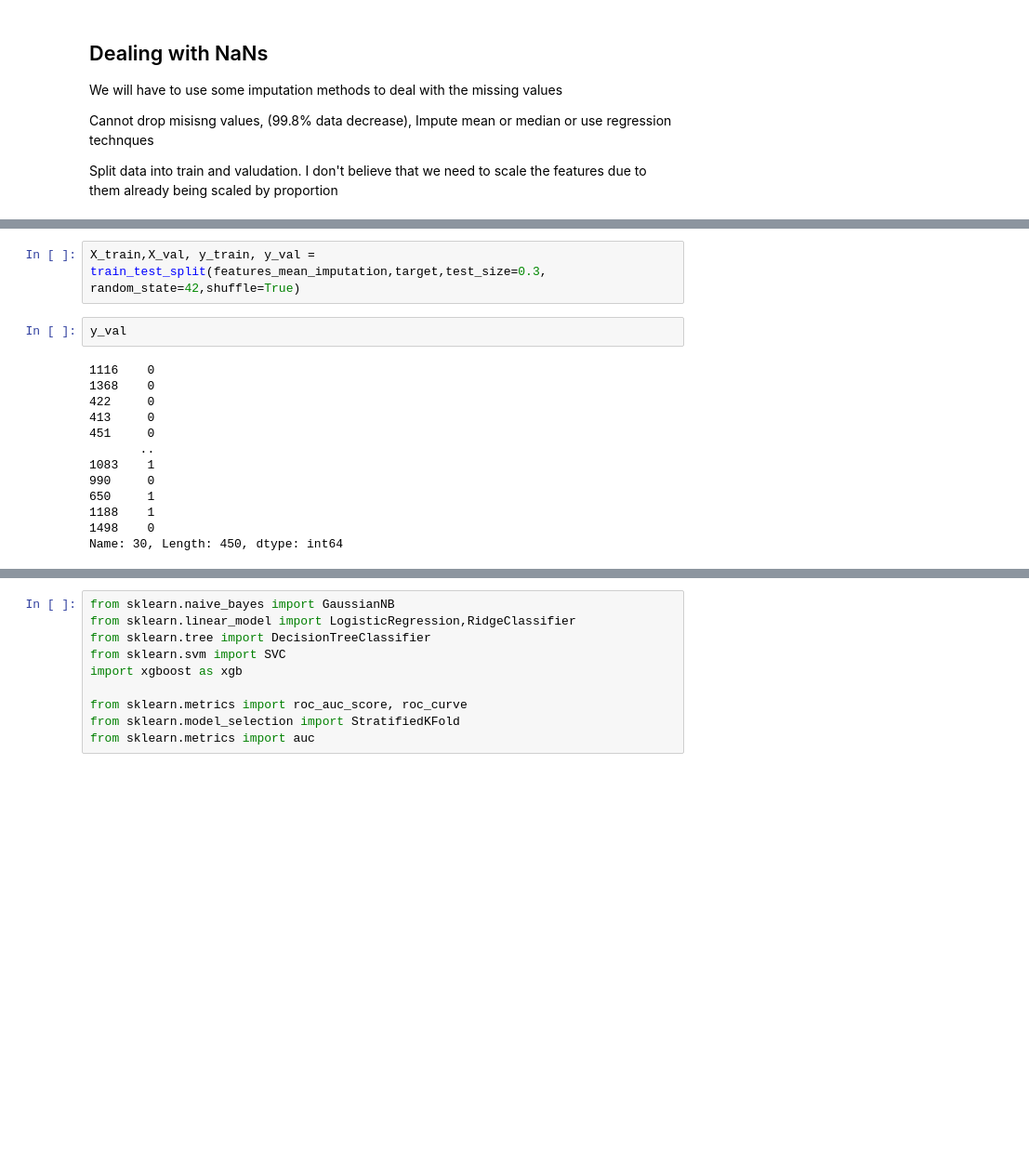
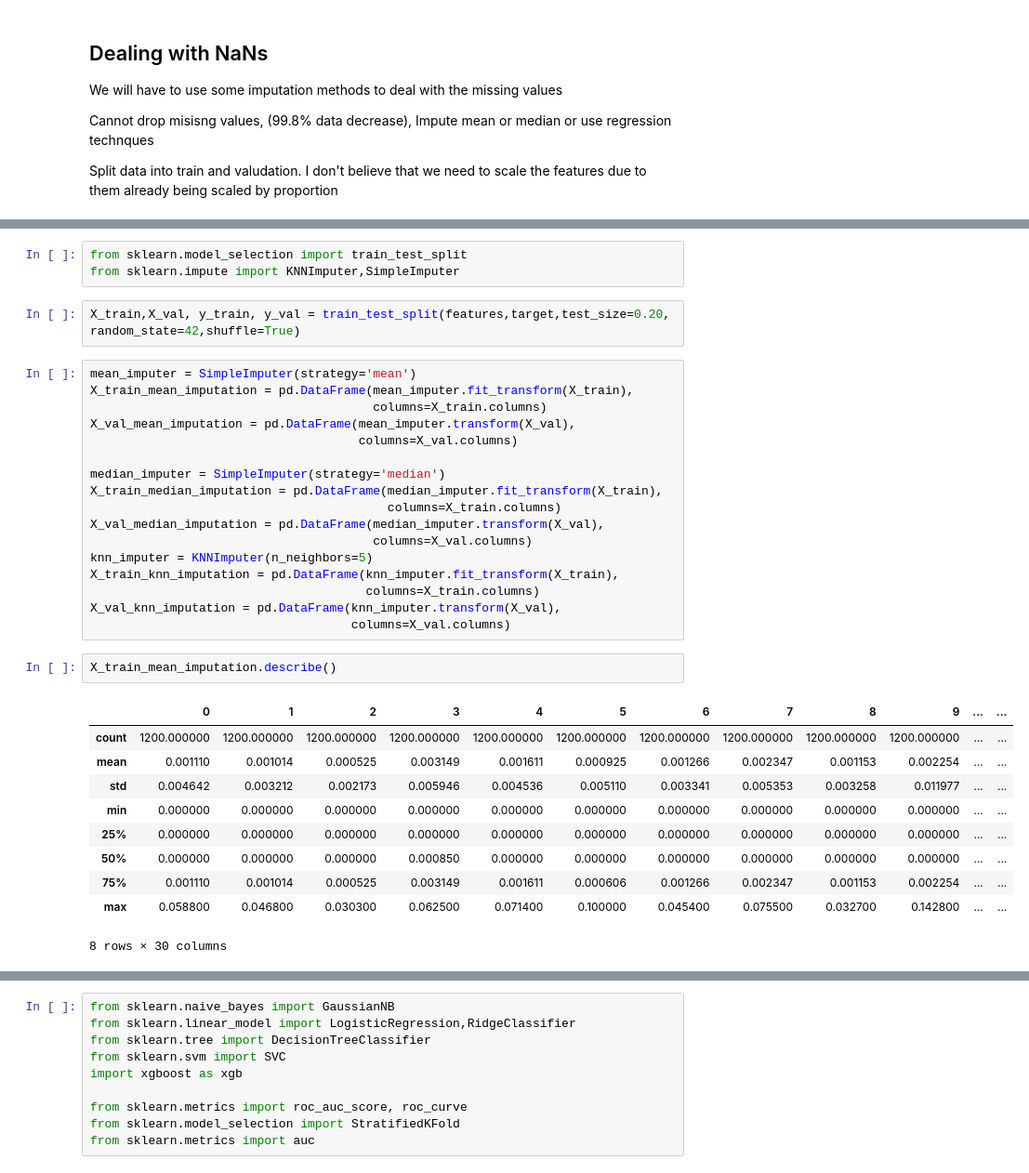
Before and after one commit to emihutter7/CSDS-340-Case-Study-1, a Jupyter notebook: CSDS340Case1.ipynb, the cells around one changed output, grey strips where cells are left out. Shown: that part at 93% size. Saved outputs shown, nothing was run; the diff lists cells and outputs as text; blank space fills up the shorter version.

```diff
--- a/CSDS340Case1.ipynb
+++ b/CSDS340Case1.ipynb
@@ -139,17 +134,35 @@ from sklearn.model_selection import train_test_split
-# %%
-X_train,X_val, y_train, y_val = train_test_split(features_mean_imputation,target,test_size=0.3, random_state=42,shuffle=True)
-# %%
-y_val
-# %% [output]
-1116    0
-1368    0
-422     0
-413     0
-451     0
-       ..
-1083    1
-990     0
-650     1
-1188    1
-1498    0
-Name: 30, Length: 450, dtype: int64
+# %%
+from sklearn.model_selection import train_test_split
+from sklearn.impute import KNNImputer,SimpleImputer
+# %%
+X_train,X_val, y_train, y_val = train_test_split(features,target,test_size=0.20, random_state=42,shuffle=True)
+# %%
+mean_imputer = SimpleImputer(strategy='mean')
+X_train_mean_imputation = pd.DataFrame(mean_imputer.fit_transform(X_train),
+                                       columns=X_train.columns)
+X_val_mean_imputation = pd.DataFrame(mean_imputer.transform(X_val),
+                                     columns=X_val.columns)
+
+median_imputer = SimpleImputer(strategy='median')
+X_train_median_imputation = pd.DataFrame(median_imputer.fit_transform(X_train),
+                                         columns=X_train.columns)
+X_val_median_imputation = pd.DataFrame(median_imputer.transform(X_val),
+                                       columns=X_val.columns)
+knn_imputer = KNNImputer(n_neighbors=5)
+X_train_knn_imputation = pd.DataFrame(knn_imputer.fit_transform(X_train),
+                                      columns=X_train.columns)
+X_val_knn_imputation = pd.DataFrame(knn_imputer.transform(X_val),
+                                    columns=X_val.columns)
+# %%
+X_train_mean_imputation.describe()
+# %% [output]
+|  | 0 | 1 | 2 | 3 | 4 | 5 | 6 | 7 | 8 | 9 | ... | ... |
+| count | 1200.000000 | 1200.000000 | 1200.000000 | 1200.000000 | 1200.000000 | 1200.000000 | 1200.000000 | 1200.000000 | 1200.000000 | 1200.000000 | ... | ... |
+| mean | 0.001110 | 0.001014 | 0.000525 | 0.003149 | 0.001611 | 0.000925 | 0.001266 | 0.002347 | 0.001153 | 0.002254 | ... | ... |
+| std | 0.004642 | 0.003212 | 0.002173 | 0.005946 | 0.004536 | 0.005110 | 0.003341 | 0.005353 | 0.003258 | 0.011977 | ... | ... |
+| min | 0.000000 | 0.000000 | 0.000000 | 0.000000 | 0.000000 | 0.000000 | 0.000000 | 0.000000 | 0.000000 | 0.000000 | ... | ... |
+| 25% | 0.000000 | 0.000000 | 0.000000 | 0.000000 | 0.000000 | 0.000000 | 0.000000 | 0.000000 | 0.000000 | 0.000000 | ... | ... |
+| 50% | 0.000000 | 0.000000 | 0.000000 | 0.000850 | 0.000000 | 0.000000 | 0.000000 | 0.000000 | 0.000000 | 0.000000 | ... | ... |
+| 75% | 0.001110 | 0.001014 | 0.000525 | 0.003149 | 0.001611 | 0.000606 | 0.001266 | 0.002347 | 0.001153 | 0.002254 | ... | ... |
+| max | 0.058800 | 0.046800 | 0.030300 | 0.062500 | 0.071400 | 0.100000 | 0.045400 | 0.075500 | 0.032700 | 0.142800 | ... | ... |
+8 rows × 30 columns
```
Also changed, not shown: parts of 18 cells of this notebook.
